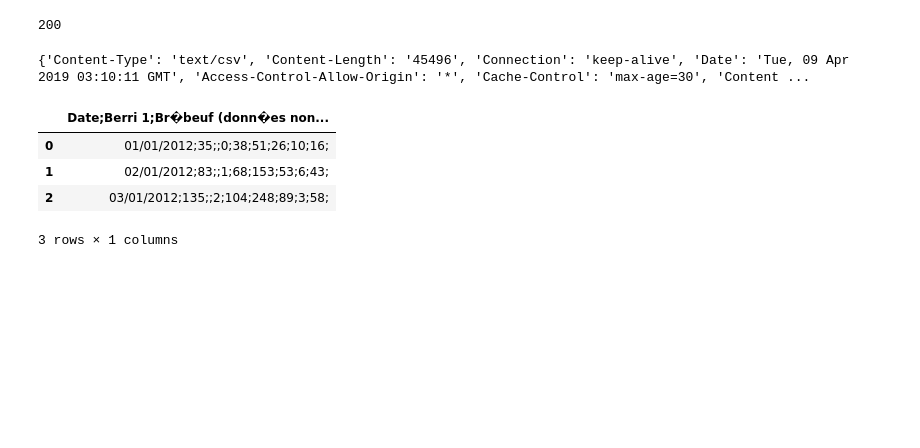
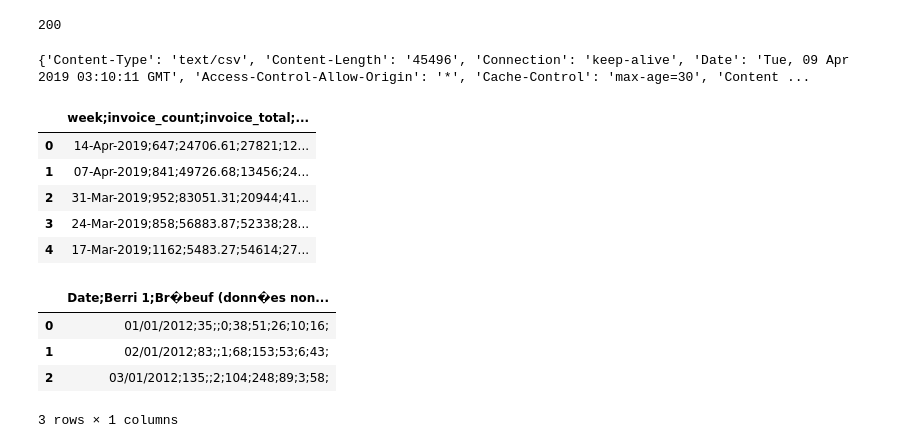
Before and after one commit to worker-bee-micah/practice-only, a Jupyter notebook: 01_mt_pd_csv_read.ipynb, the cells around one changed output. Cells and saved outputs as stored; diff of their text form; code cells hidden in the pictures; blank space fills up the shorter version.

```diff
--- a/01_mt_pd_csv_read.ipynb
+++ b/01_mt_pd_csv_read.ipynb
@@ -28,6 +28,17 @@ result.status_code
 result.headers
 # %% [output]
 {'Content-Type': 'text/csv', 'Content-Length': '45496', 'Connection': 'keep-alive', 'Date': 'Tue, 09 Apr 2019 03:10:11 GMT', 'Access-Control-Allow-Origin': '*', 'Cache-Control': 'max-age=30', 'Content ...
+# %%
+wkrpt = pd.read_csv('test_weekly_reports.csv')
+# %%
+wkrpt[:5]
+# %% [output]
+|  | week;invoice_count;invoice_total;... |
+| 0 | 14-Apr-2019;647;24706.61;27821;12... |
+| 1 | 07-Apr-2019;841;49726.68;13456;24... |
+| 2 | 31-Mar-2019;952;83051.31;20944;41... |
+| 3 | 24-Mar-2019;858;56883.87;52338;28... |
+| 4 | 17-Mar-2019;1162;5483.27;54614;27... |
 # %%
 fail_banks = pd.read_csv('../banklist.csv')
 # %%
```
Also changed, not shown: parts of 8 cells of this notebook, 4 other files.
